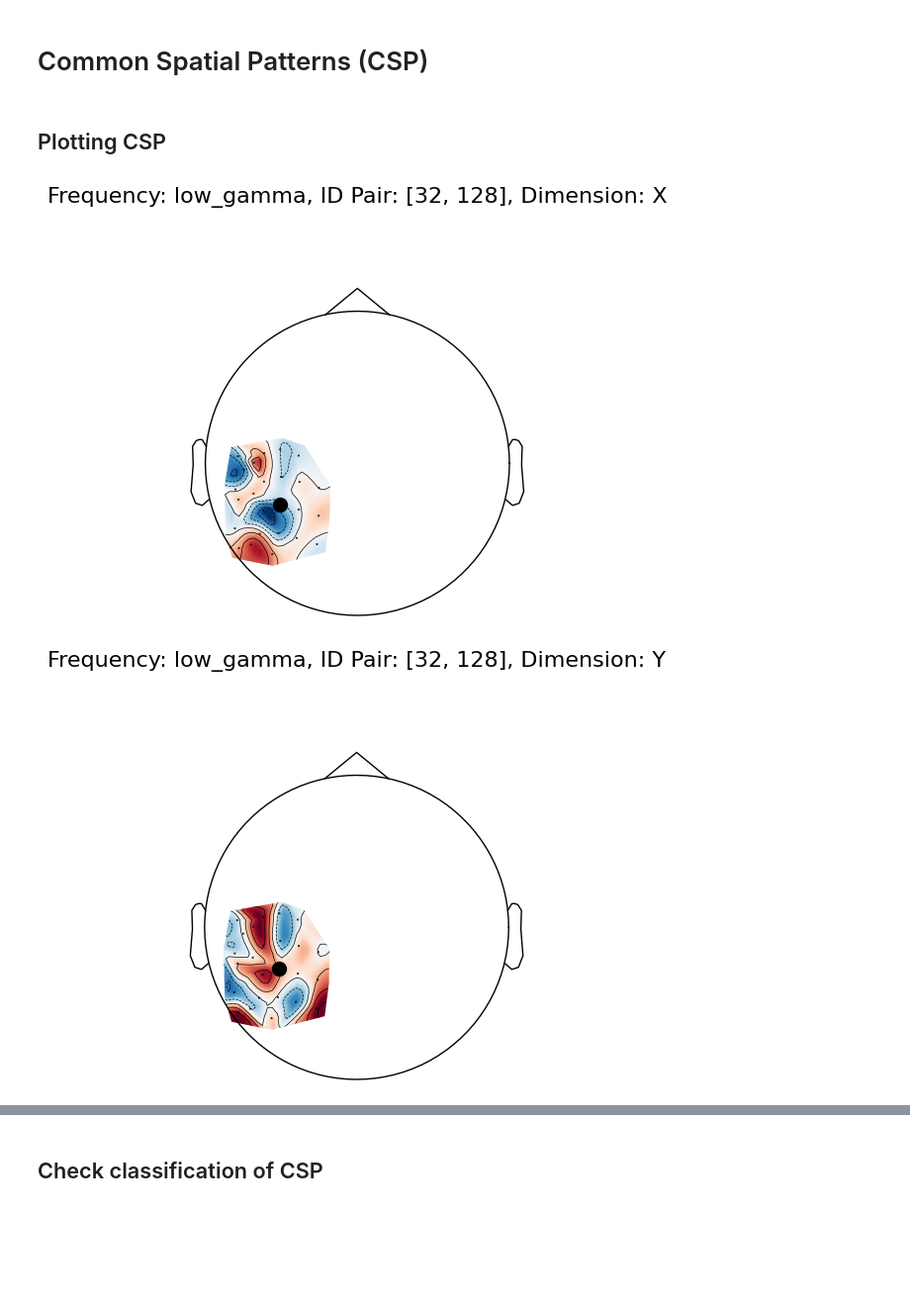
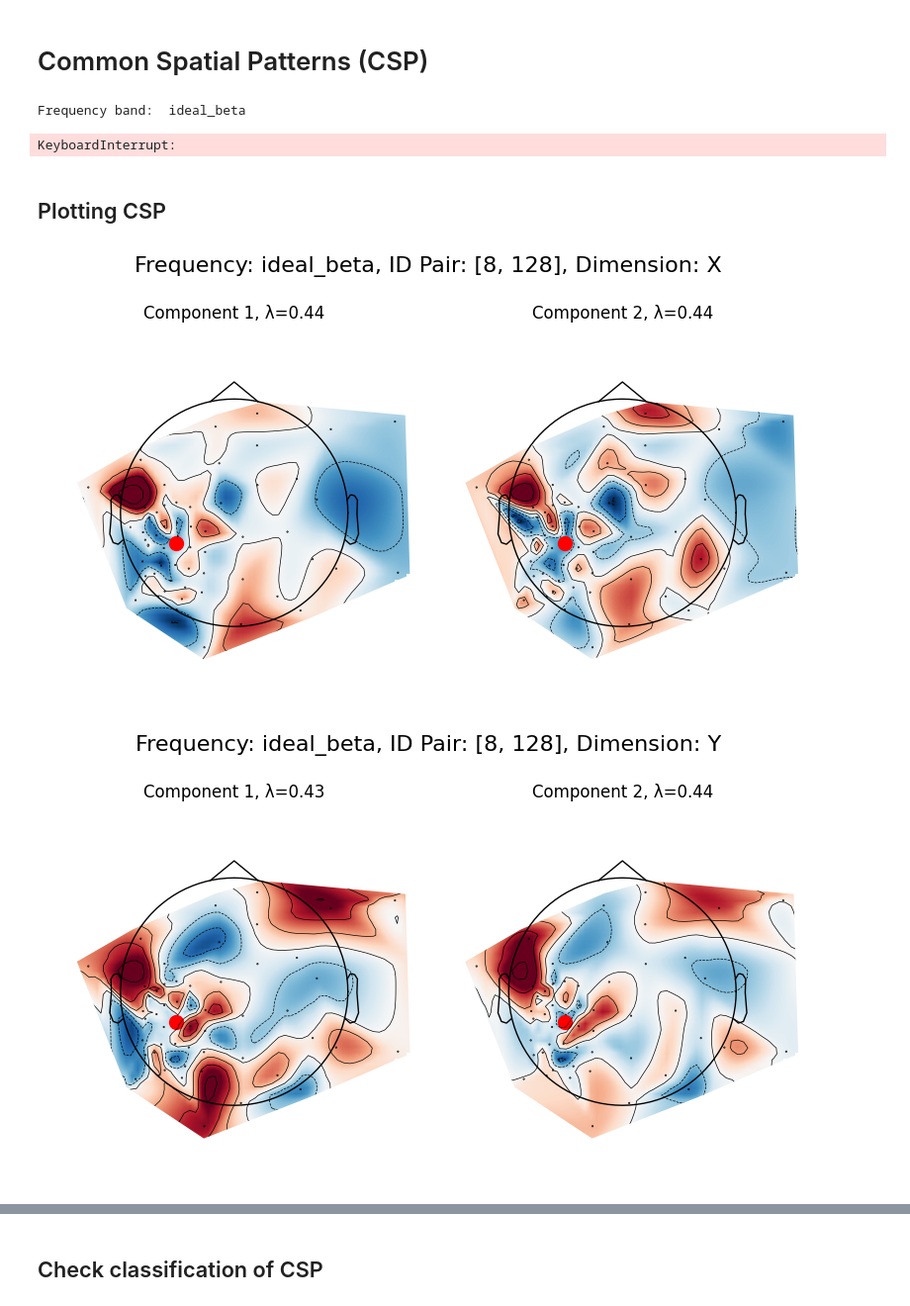
Before and after one commit to MarIniOnz/opm-thesis, a Jupyter notebook: notebooks/figures/csp.ipynb, the cells around one changed output, grey strips where cells are left out. Shown: that part at 99% size. Drawn from its saved outputs; the diff is of its cells as text; code cells hidden in the pictures; blank space fills up the shorter version.

Commit message:
Done the figures!

```diff
--- a/notebooks/figures/csp.ipynb
+++ b/notebooks/figures/csp.ipynb
@@ -3,19 +3,29 @@
 # %%
 from opm_thesis.classifiers.csp.csp_functions import csp_classify
 
-data_dir = "/Users/martin.iniguez/Desktop/master-thesis/opm-thesis/data/digits_epochs/freq_bands/"
+data_dir = "./data/digits_epochs/freq_bands"
 id_pairs = [[2**i, 2**j] for i in range(3, 8) for j in range(i + 1, 8)]
-freqs = ["all_data", "mid_freq", "alpha", "beta", "low_gamma", "high_gamma"]
+freqs = ["all_data", "mid_freq", "alpha", "beta", "low_gamma", "high_gamma", "ideal_beta"]
+# %%
+freq = freqs[-1]
+print("Frequency band: ", freq)
+for id_pair in id_pairs:
+    scores, eigenvalues = csp_classify(
+        id_pair=id_pair, freq=freq, num=90, dim="[X]", data_dir=data_dir
+    )
+# %% [output]
+Frequency band:  ideal_beta
+KeyboardInterrupt:
 # %% [markdown]
 ## Plotting CSP
 # %%
 from opm_thesis.classifiers.csp.csp_functions import plot_csp_patterns
-id_pair = [32, 128]
-plot_csp_patterns(id_pair, freqs[-2], data_dir, num=25, n_components=1, dim= "[X]")
+id_pair = [8, 128]
+plot_csp_patterns(id_pair, freqs[-1], data_dir, num=90, n_components=2, dim= "[X]")
 # %% [output]
-[figure, old version]
+[figure, new version]
 # %%
-plot_csp_patterns(id_pair, freqs[-2], data_dir, num=25, n_components=1, dim="[Y]")
+plot_csp_patterns(id_pair, freqs[-1], data_dir, num=90, n_components=2, dim="[Y]")
 # %% [output]
-[figure, old version]
+[figure, new version]
 # %%
```
Also changed, not shown: parts of 10 cells of this notebook, 8 other files.
